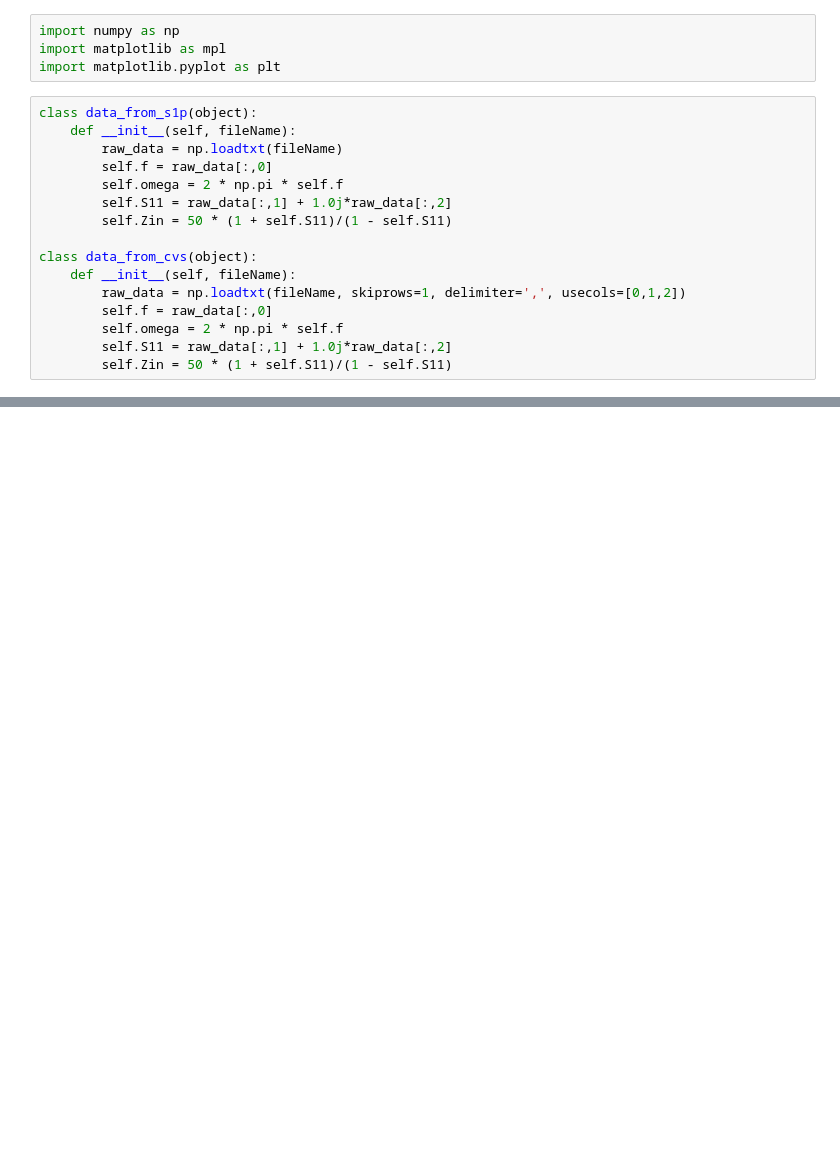
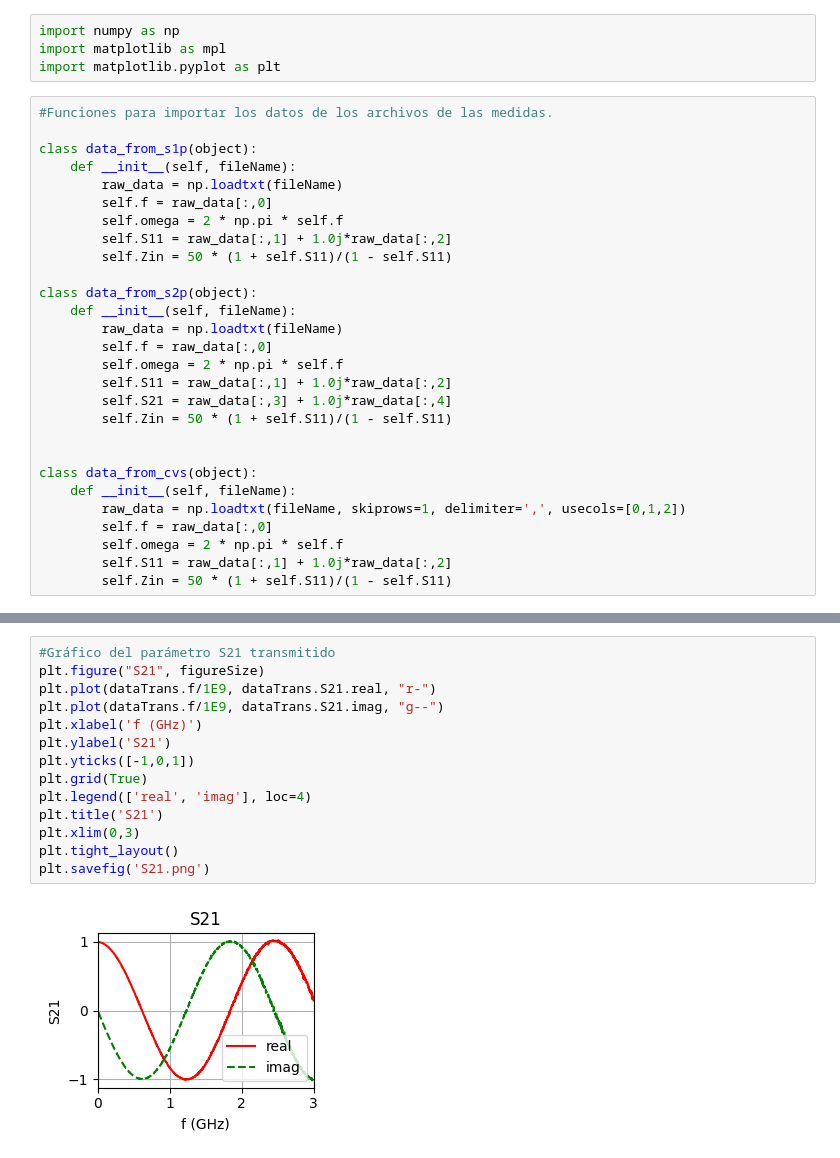
Before and after one commit to Vrekrer/DataRepo, a Jupyter notebook: UCSP_Electro_2025/Lab06_07_Electro.ipynb, the cells around one changed output, grey strips where cells are left out. Drawn from its saved outputs; the diff is of its cells as text; blank space fills up the shorter version.

```diff
--- a/UCSP_Electro_2025/Lab06_07_Electro.ipynb
+++ b/UCSP_Electro_2025/Lab06_07_Electro.ipynb
@@ -26,6 +17,8 @@ import numpy as np
 import matplotlib as mpl
 import matplotlib.pyplot as plt
 # %%
+#Funciones para importar los datos de los archivos de las medidas.
+
 class data_from_s1p(object):
     def __init__(self, fileName):
         raw_data = np.loadtxt(fileName)
@@ -34,6 +27,16 @@ class data_from_s1p(object):
         self.S11 = raw_data[:,1] + 1.0j*raw_data[:,2]
         self.Zin = 50 * (1 + self.S11)/(1 - self.S11)
 
+class data_from_s2p(object):
+    def __init__(self, fileName):
+        raw_data = np.loadtxt(fileName)
+        self.f = raw_data[:,0]
+        self.omega = 2 * np.pi * self.f
+        self.S11 = raw_data[:,1] + 1.0j*raw_data[:,2]
+        self.S21 = raw_data[:,3] + 1.0j*raw_data[:,4]
+        self.Zin = 50 * (1 + self.S11)/(1 - self.S11)
+
+
 class data_from_cvs(object):
     def __init__(self, fileName):
         raw_data = np.loadtxt(fileName, skiprows=1, delimiter=',', usecols=[0,1,2])
@@ -67 +73,17 @@ C = np.imag(gamma / Z0)/omega
+# %%
+#Gráfico del parámetro S21 transmitido
+plt.figure("S21", figureSize)
+plt.plot(dataTrans.f/1E9, dataTrans.S21.real, "r-")
+plt.plot(dataTrans.f/1E9, dataTrans.S21.imag, "g--")
+plt.xlabel('f (GHz)')
+plt.ylabel('S21')
+plt.yticks([-1,0,1])
+plt.grid(True)
+plt.legend(['real', 'imag'], loc=4)
+plt.title('S21')
+plt.xlim(0,3)
+plt.tight_layout()
+plt.savefig('S21.png')
+# %% [output]
+[figure, added]
 # %%
```
Also changed, not shown: parts of 22 cells of this notebook, 11 other files.
